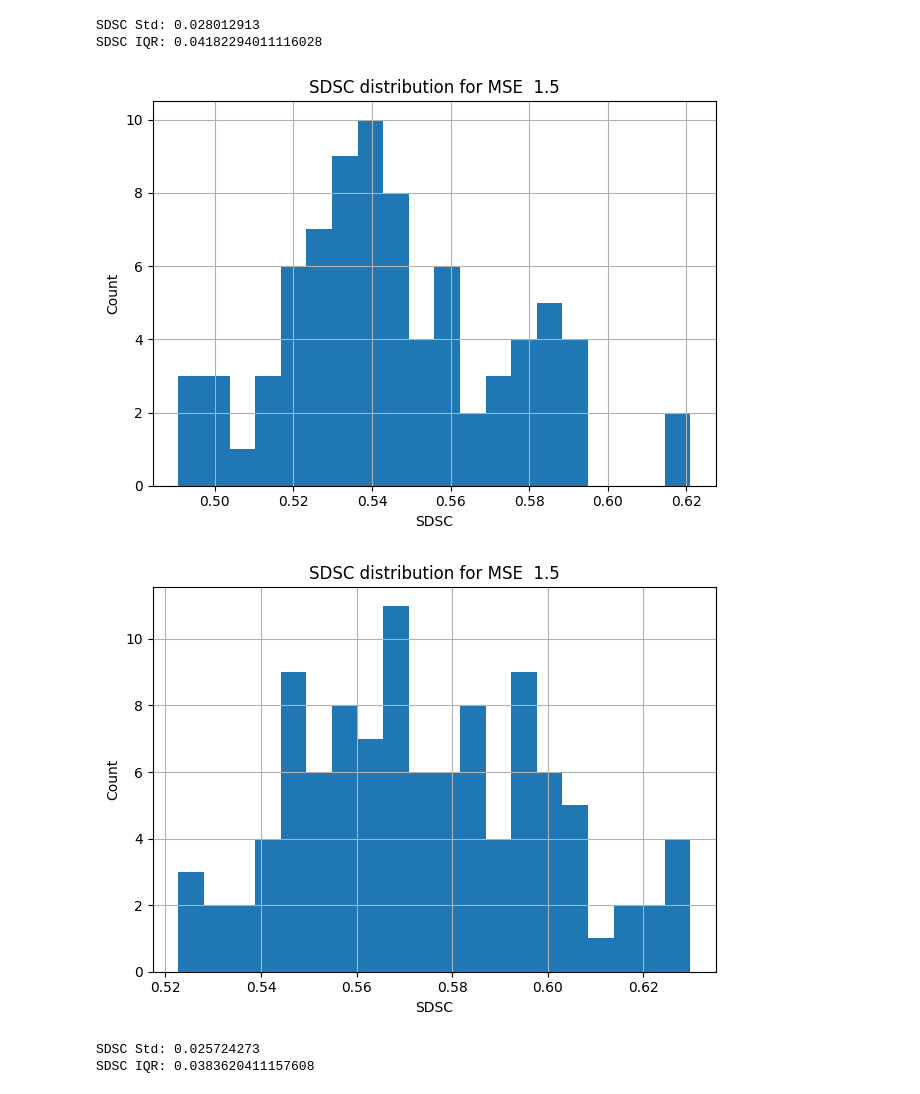
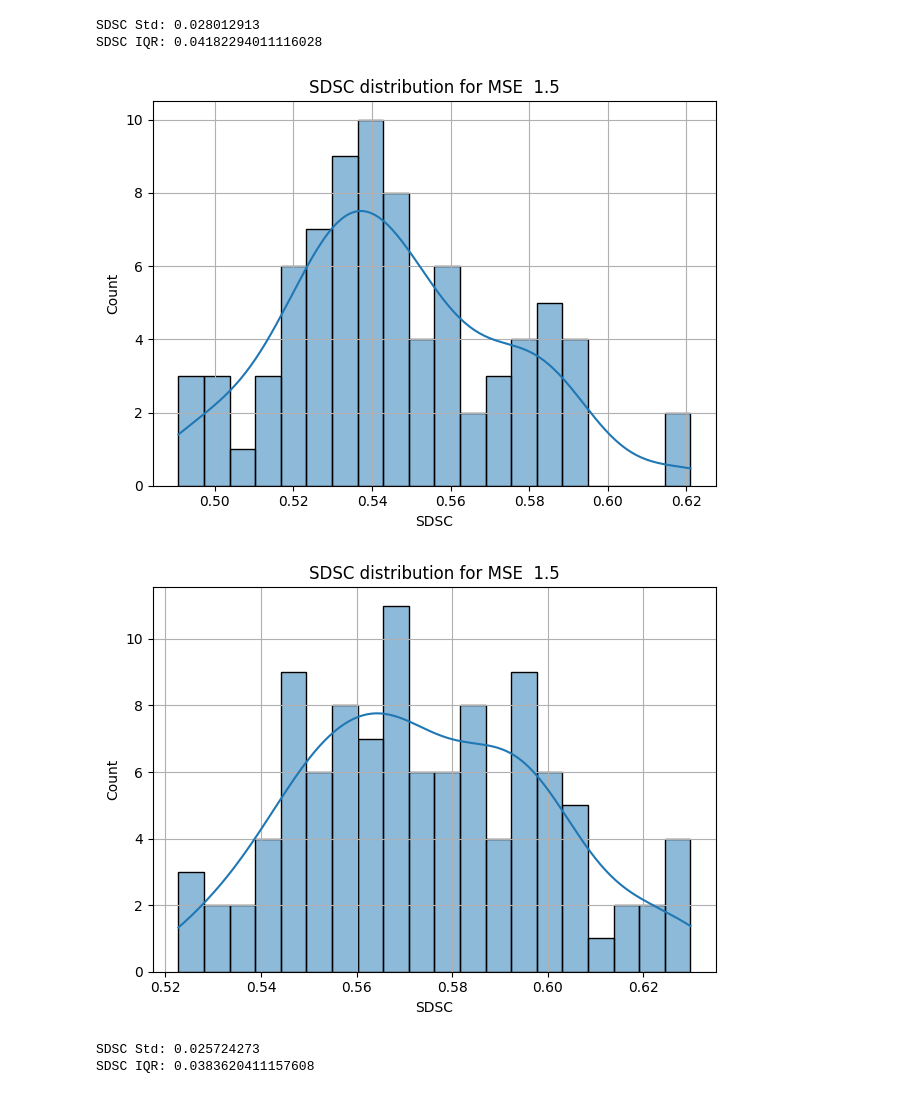
Before and after one commit to CVMILab-CUK/Signal_Dice_Similarity_Coefficient, a Jupyter notebook: SimMTM_Forecasting/Analysis_SDSC_MSE_Corr.ipynb, the cells around one changed output. Saved outputs shown, nothing was run; the diff lists cells and outputs as text; code cells hidden in the pictures.

```diff
--- a/SimMTM_Forecasting/Analysis_SDSC_MSE_Corr.ipynb
+++ b/SimMTM_Forecasting/Analysis_SDSC_MSE_Corr.ipynb
@@ -64,38 +65,40 @@ SDSC IQR: 0.04182294011116028
 mask = (mse_array > 1.25) & (mse_array < 1.75)
 sds_sub = sdsc_array[mask]
 
-plt.hist(sds_sub, bins=20)
+# plt.hist(sds_sub, bins=20)
+sns.histplot(sds_sub, bins=20, stat='count', kde=True)
 plt.title("SDSC distribution for MSE  1.5")
 plt.xlabel("SDSC")
 plt.ylabel("Count")
 plt.grid(True)
 plt.tight_layout()
 # %% [output]
-[figure, old version]
+[figure, new version]
 # %%
 path = "outputs"
 with open(os.path.join(path,  "sample_result_sdsc.txt")) as f:
     lines = f.readlines()
 
 num_lines = []
 for l in lines:
     num_lines.append(np.array(l[:-1].split()).astype(np.float32))
 num_lines = np.array(num_lines)
 
 mse_array, sdsc_array =num_lines[:, 0], num_lines[:, 1]
 
 
 mask = (mse_array > 1.25) & (mse_array < 1.75)
 sds_sub = sdsc_array[mask]
 
-plt.hist(sds_sub, bins=20)
+
+sns.histplot(sds_sub, bins=20, stat='count', kde=True)
 plt.title("SDSC distribution for MSE  1.5")
 plt.xlabel("SDSC")
 plt.ylabel("Count")
 plt.grid(True)
 plt.tight_layout()
 # %% [output]
-[figure, old version]
+[figure, new version]
 # %%
 var_sdsc = np.var(sdsc_array)
 std_sdsc = np.std(sdsc_array)
```
Also changed, not shown: parts of 1 cell of this notebook.
